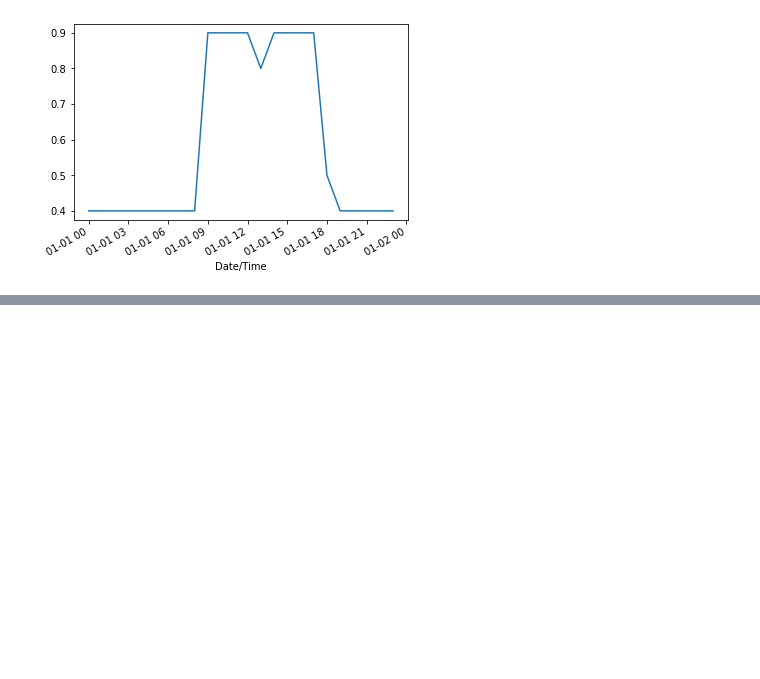
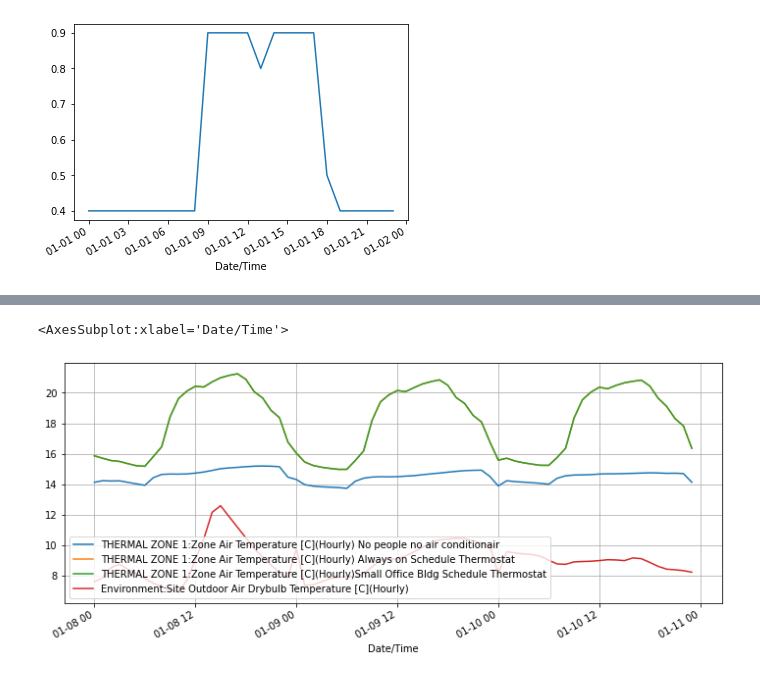
Before and after one commit to paulavmf/eppyProject, a Jupyter notebook: TemoeratureStudyplots.ipynb, the cells around one changed output, grey strips where cells are left out. Drawn from its saved outputs; the diff is of its cells as text; code cells hidden in the pictures; blank space fills up the shorter version.

```diff
--- a/TemoeratureStudyplots.ipynb
+++ b/TemoeratureStudyplots.ipynb
@@ -463,0 +192,8 @@ NameError: name 'ax' is not defined
+# %%
+datalist=[data1.iloc[:,1],data5.iloc[:,1],data6.iloc[:,1]]
+titles = ['No people no air conditionair','Always on Schedule Thermostat','Small Office Bldg Schedule Thermostat'] # aqyu hay algún fallo entre el data1 y data2 xq no puede ser iguales
+wdata2 = merge_transform_ts(p=winterperiod,data_list=datalist,env_data=data_env,titles=titles)
+wdata2.plot(figsize = (12,5),grid =True)
+# %% [output]
+<AxesSubplot:xlabel='Date/Time'>
+[figure, added]
```
Also changed, not shown: parts of 41 cells of this notebook, 1 other file.
